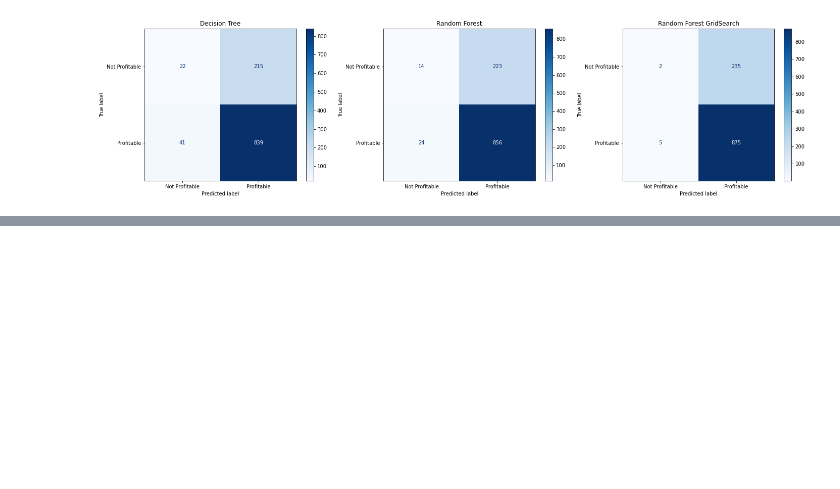
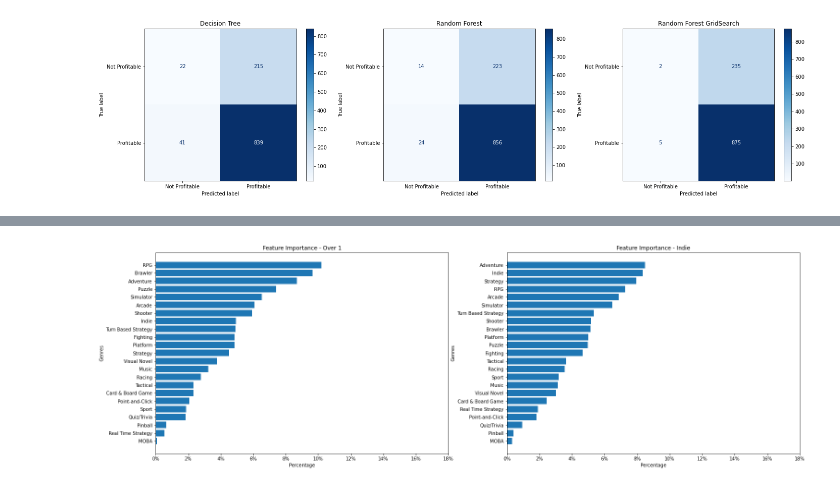
Before and after one commit to Tommyphung1/Predicting-Video-Games-Profit-with-Genres, a Jupyter notebook: Final_Notebook.ipynb, the cells around one changed output, grey strips where cells are left out. Saved outputs shown, nothing was run; the diff lists cells and outputs as text; code cells hidden in the pictures; blank space fills up the shorter version.

```diff
--- a/Final_Notebook.ipynb
+++ b/Final_Notebook.ipynb
@@ -536,0 +641,7 @@ forest_clf_grid_search_bal.best_params_
+# %%
+bal_list = dc.convert_feature(baseline_bal)
+bal_list_2 = dc.convert_feature(baseline_bal_2)
+
+dv.visual_baseline(bal_list, bal_list_2)
+# %% [output]
+[figure, added]
```
Also changed, not shown: parts of 19 cells of this notebook, 1 other file.
